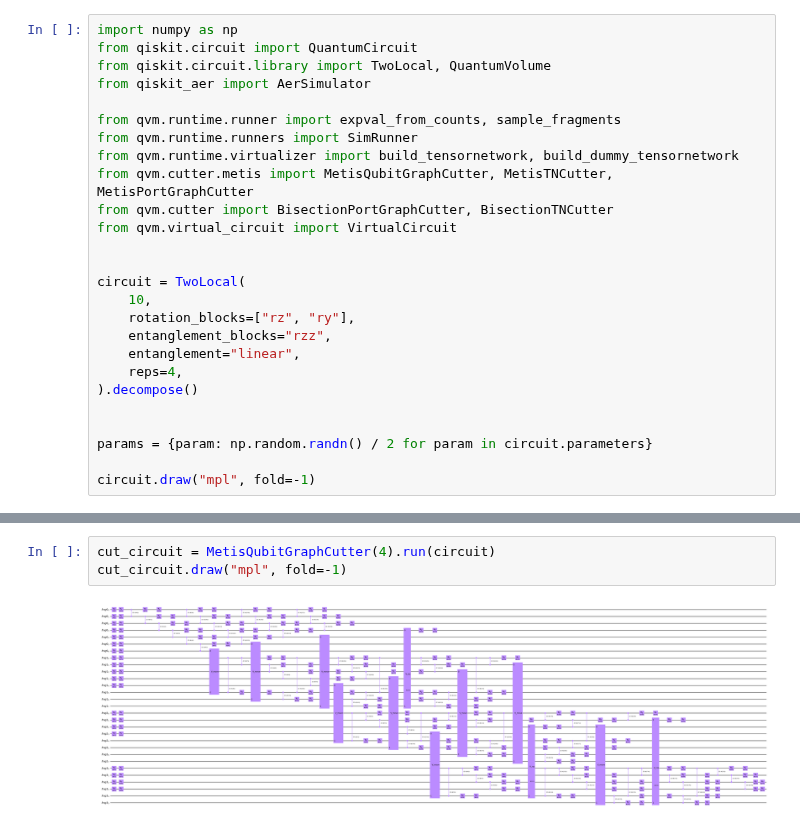
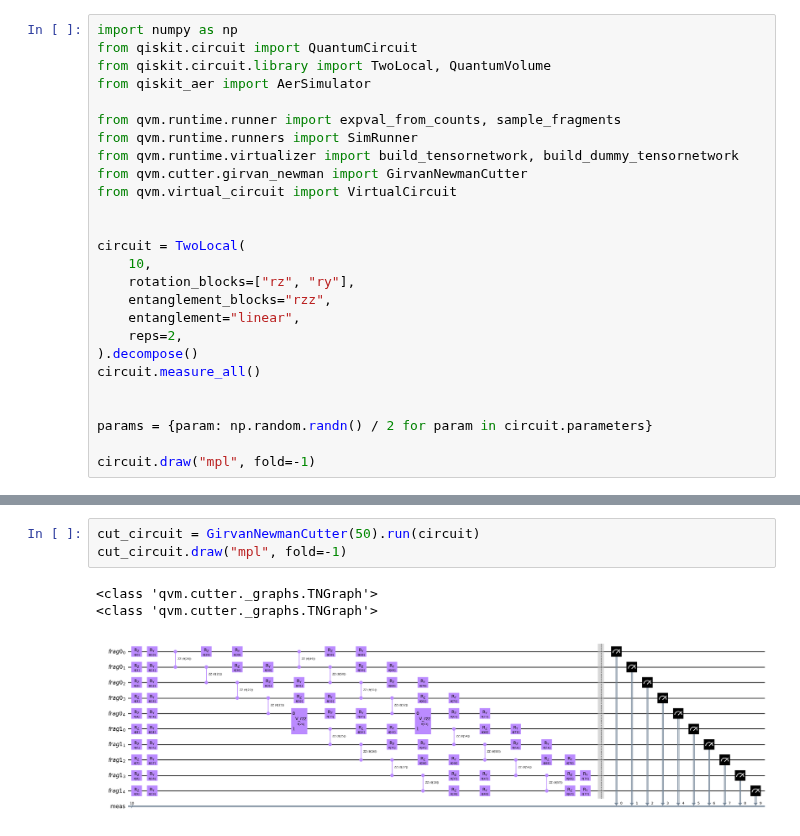
Before and after one commit to nathanieltornow/qtpu, a Jupyter notebook: examples/simple.ipynb, the cells around one changed output, grey strips where cells are left out. Drawn from its saved outputs; the diff is of its cells as text.

Commit message:
adding greedy cutter

```diff
--- a/examples/simple.ipynb
+++ b/examples/simple.ipynb
@@ -7,8 +7,7 @@ from qiskit_aer import AerSimulator
 from qvm.runtime.runner import expval_from_counts, sample_fragments
 from qvm.runtime.runners import SimRunner
 from qvm.runtime.virtualizer import build_tensornetwork, build_dummy_tensornetwork
-from qvm.cutter.metis import MetisQubitGraphCutter, MetisTNCutter, MetisPortGraphCutter
-from qvm.cutter import BisectionPortGraphCutter, BisectionTNCutter
+from qvm.cutter.girvan_newman import GirvanNewmanCutter
 from qvm.virtual_circuit import VirtualCircuit
 
 
@@ -17,8 +16,9 @@ circuit = TwoLocal(
     rotation_blocks=["rz", "ry"],
     entanglement_blocks="rzz",
     entanglement="linear",
-    reps=4,
+    reps=2,
 ).decompose()
+circuit.measure_all()
 
 
 params = {param: np.random.randn() / 2 for param in circuit.parameters}
@@ -27,8 +29,10 @@ circuit.draw("mpl", fold=-1)
 # %%
-cut_circuit = MetisQubitGraphCutter(4).run(circuit)
+cut_circuit = GirvanNewmanCutter(50).run(circuit)
 cut_circuit.draw("mpl", fold=-1)
 # %% [output]
+<class 'qvm.cutter._graphs.TNGraph'>
+<class 'qvm.cutter._graphs.TNGraph'>
-[figure, old version]
+[figure, new version]
 # %%
 cut_circuit = cut_circuit.assign_parameters(params)
 
```
Also changed, not shown: parts of 5 cells of this notebook, 7 other files.
